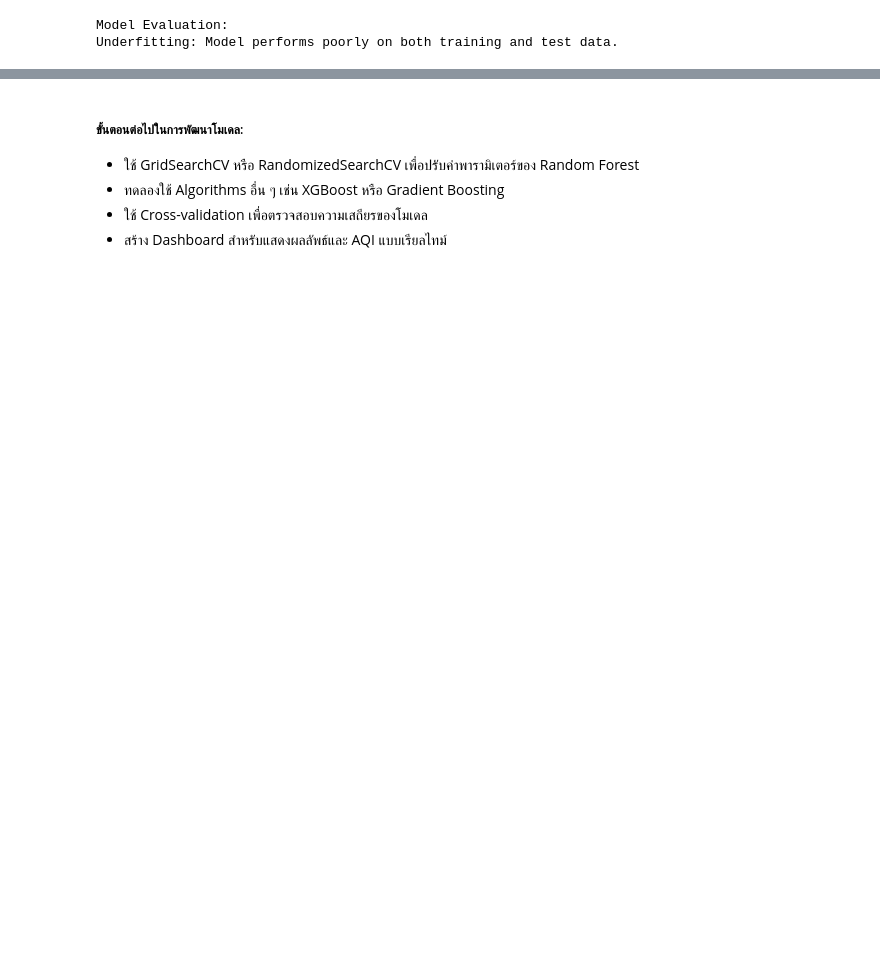
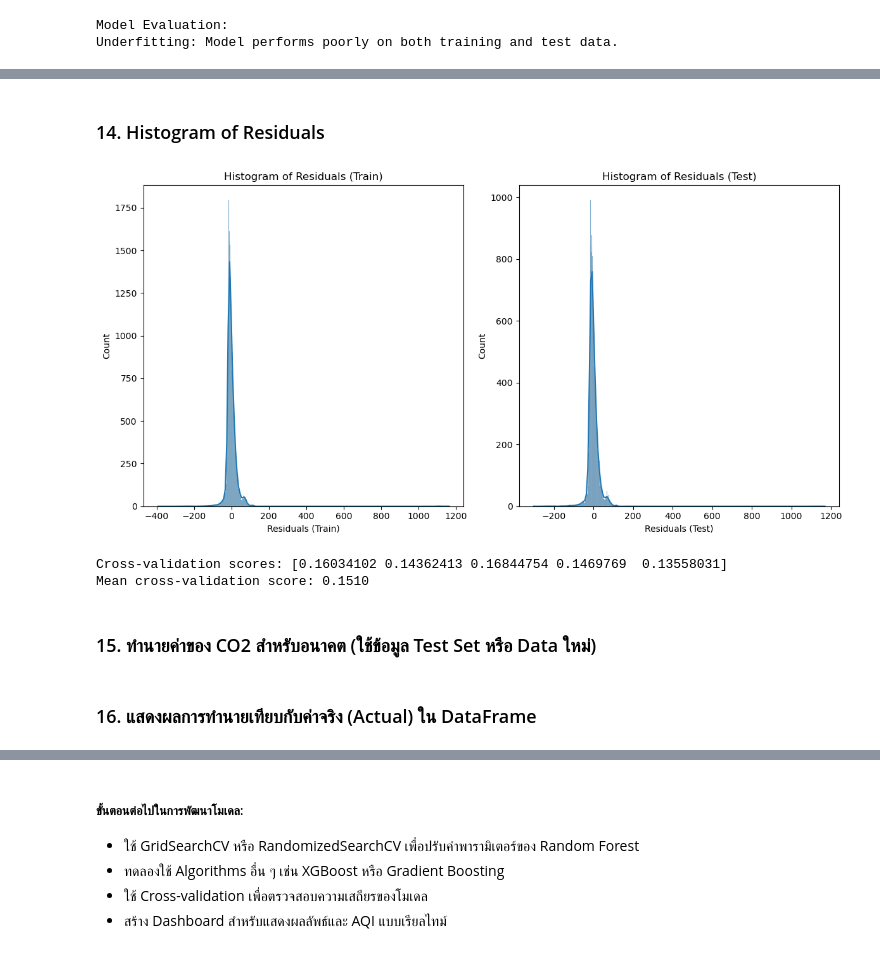
Before and after one commit to KazumaKan/Project_CPE495, a Jupyter notebook: Model/Lasso.ipynb, the cells around one changed output, grey strips where cells are left out. Saved outputs shown, nothing was run; the diff lists cells and outputs as text; code cells hidden in the pictures; blank space fills up the shorter version.

```diff
--- a/Model/Lasso.ipynb
+++ b/Model/Lasso.ipynb
@@ -153,0 +195,36 @@ Underfitting: Model performs poorly on both training and test data.
+# %% [markdown]
+### 14. Histogram of Residuals
+# %%
+plt.figure(figsize=(12, 6))
+
+plt.subplot(1, 2, 1)
+sns.histplot(residuals_train, kde=True)
+plt.xlabel("Residuals (Train)")
+plt.title("Histogram of Residuals (Train)")
+
+plt.subplot(1, 2, 2)
+sns.histplot(residuals_test, kde=True)
+plt.xlabel("Residuals (Test)")
+plt.title("Histogram of Residuals (Test)")
+
+plt.tight_layout()
+plt.show()
+# %% [output]
+[figure, added]
+# %%
+from sklearn.model_selection import cross_val_score
+
+# 18. Cross-validation to assess the model's performance
+cv_scores = cross_val_score(lasso, X_train_scaled, y_train, cv=5, scoring='r2')
+
+# Print cross-validation scores
+print(f"Cross-validation scores: {cv_scores}")
+
+# Calculate and print the mean of cross-validation scores
+mean_cv_score = np.mean(cv_scores)
+print(f"Mean cross-validation score: {mean_cv_score:.4f}")
+# %% [output]
+Cross-validation scores: [0.16034102 0.14362413 0.16844754 0.1469769  0.13558031]
+Mean cross-validation score: 0.1510
+# %% [markdown]
+### 15. ทำนายค่าของ CO2 สำหรับอนาคต (ใช้ข้อมูล Test Set หรือ Data ใหม่)
@@ -153,0 +233,2 @@ Underfitting: Model performs poorly on both training and test data.
+# %% [markdown]
+### 16. แสดงผลการทำนายเทียบกับค่าจริง (Actual) ใน DataFrame
```
Also changed, not shown: parts of 23 cells of this notebook, 8 other files.
